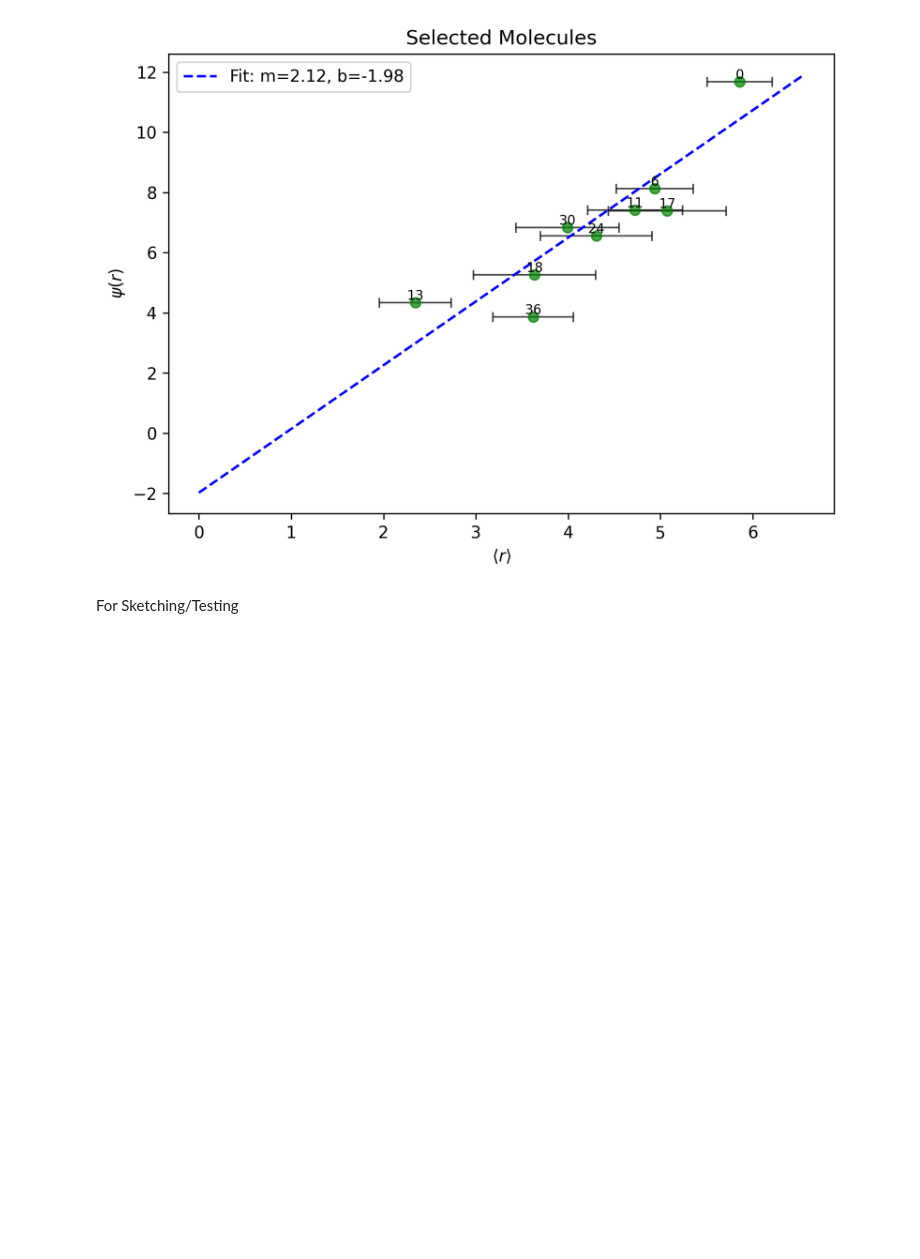
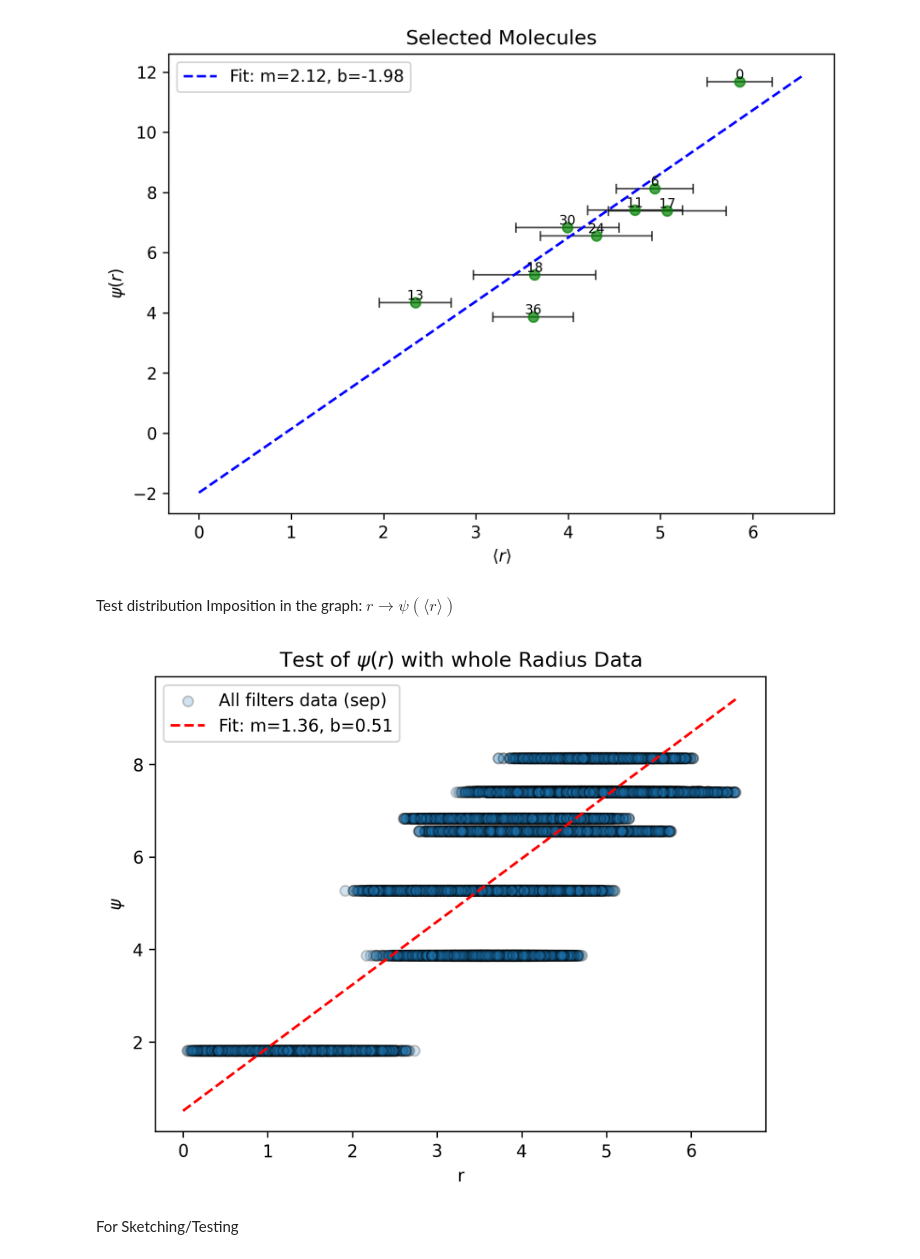
Before and after one commit to eminotre24/Collagen-Project, a Jupyter notebook: MD-Analysis/Twist-Analysis/analysism-2908.ipynb, the cells around one changed output. Cells and saved outputs as stored; diff of their text form; code cells hidden in the pictures; blank space fills up the shorter version.

Commit message:
distribution r test

```diff
--- a/MD-Analysis/Twist-Analysis/analysism-2908.ipynb
+++ b/MD-Analysis/Twist-Analysis/analysism-2908.ipynb
@@ -22,6 +25,7 @@ mean_rad = np.zeros(tot_mol)
 std_rad = np.zeros(tot_mol)
 length = np.zeros(tot_mol)
 sep = np.zeros(tot_mol)
+molecules = np.arange(0, tot_mol)
 
 for mol in range(tot_mol):
     molecule = chains[3*mol:3*mol + 3]
@@ -128,6 +132,7 @@ mean_rad_sep = mean_rad[masksep]
 psi_sep = psi[masksep]
 std_rad_sep = std_rad[masksep]
 weights_sep = weights[masksep]
+molecules_sep = molecules[masksep]
 
 ax[1].errorbar(mean_rad_sep, psi_sep, xerr=std_rad_sep, fmt='o', color='g', alpha=0.7, ecolor='k', elinewidth=1, capsize=3, label='Filtered Molecules')
 b_psif, m_psif = np.polynomial.polynomial.polyfit(mean_rad_sep, psi_sep, 1)
@@ -215,6 +220,39 @@ plt.tight_layout()
 plt.show()
 # %% [output]
 [figure]
+# %% [markdown]
+Test distribution Imposition in the graph: ${r} \rightarrow \psi(\langle r \rangle)$
+# %%
+psi_dist = []
+r_dist = []
+
+for mol in molecules_sep:
+    data_mol = chains[3*mol:3*mol + 3]
+    mol_coords = (data_mol[0] + data_mol[1] + data_mol[2]).positions
+    proc_coords = ct.remove_ends(0.5, mol_coords) / 10
+    rad, _, _ = ct.cyl_proj(proc_coords)
+
+    r_dist.extend(rad.tolist())
+    psi_dist.extend(np.repeat(psi[mol], rad.size))
+
+# arrays ready for plotting/fit
+r_dist = np.asarray(r_dist)
+psi_dist = np.asarray(psi_dist)
+
+plt.figure(dpi=300)
+plt.scatter(r_dist, psi_dist, alpha=0.2, edgecolors='k', label='All filters data (sep)')
+b_psi, m_psi = np.polynomial.polynomial.polyfit(r_dist, psi_dist, 1)
+fit = np.polynomial.polynomial.Polynomial((b_psi, m_psi))
+plt.plot(eval_fit, fit(eval_fit), linestyle='dashed', color='r', label=f'Fit: m={m_psi:.2f}, b={b_psi:.2f}')
+
+plt.xlabel(r'r')
+plt.ylabel(r'$\psi$')
+
+plt.title(r"Test of $\psi(r)$ with whole Radius Data")
+plt.legend()
+plt.show()
+# %% [output]
+[figure, added]
 # %% [markdown]
 For Sketching/Testing
 # %%
```
Also changed, not shown: parts of 1 cell of this notebook.
